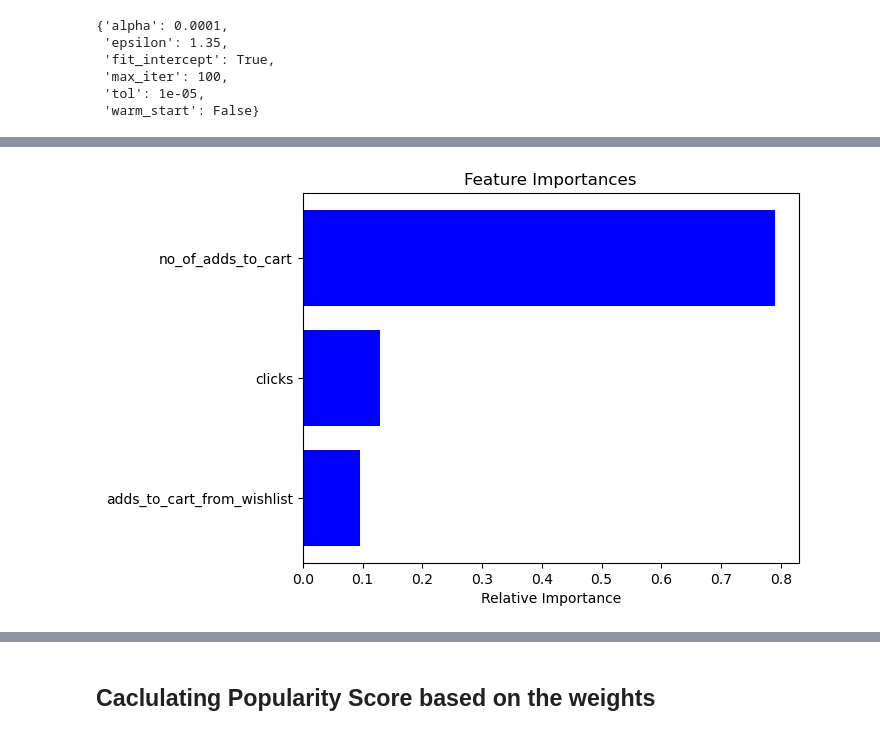
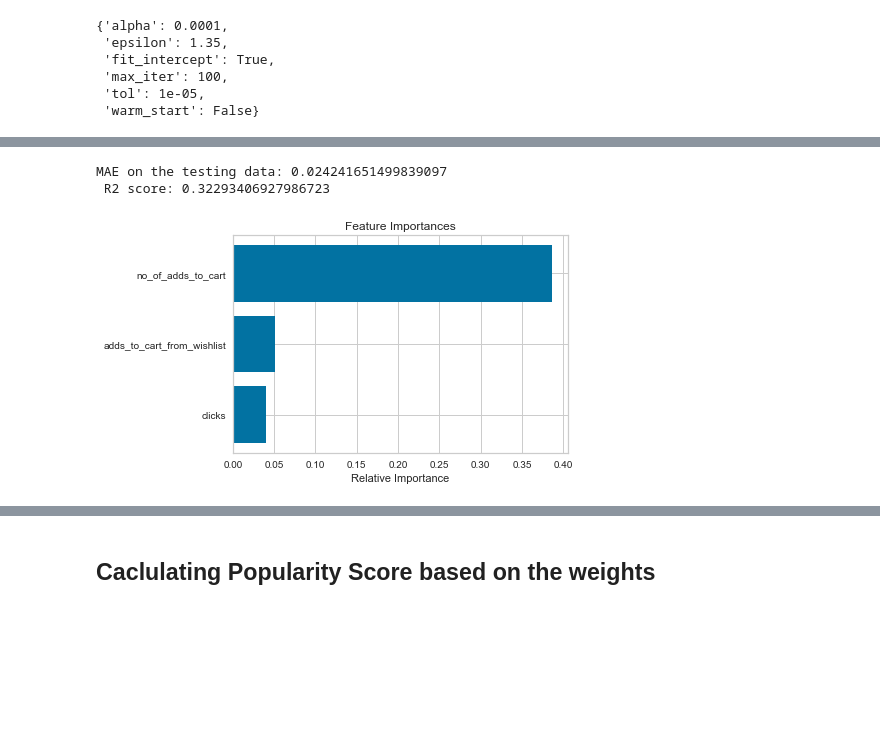
Before and after one commit to UtkarshRedd/Product-Popularity-Calculator, a Jupyter notebook: Popularity Score.ipynb, the cells around one changed output, grey strips where cells are left out. Drawn from its saved outputs; the diff is of its cells as text; code cells hidden in the pictures; blank space fills up the shorter version.

```diff
--- a/Popularity Score.ipynb
+++ b/Popularity Score.ipynb
@@ -1252,13 +1440,13 @@ params = {
 
 tuned_rf_regressor = GridSearchCV(estimator=rf_regressor,
                    param_grid=params,
-                   scoring='neg_mean_absolute_error',
+                   scoring='r2',
                    verbose=1, cv=15)
 
 
 tuned_rf_regressor.fit(x_train, y_train)
 print("Best parameters:", tuned_rf_regressor.best_params_)
 #print("\nLowest MAE: ", (-tuned_xgb.best_score_)**(1/2.0))
-print("\nMAE: ", tuned_rf_regressor.best_score_)
+print("\nR2: ", tuned_rf_regressor.best_score_)
 # %% [output]
 Fitting 15 folds for each of 32 candidates, totalling 480 fits
@@ -1329,7 +1525,7 @@ params = {
 
 tuned_xgb = GridSearchCV(estimator=xgb,
                    param_grid=params,
-                   scoring='neg_mean_absolute_error',
+                   scoring='r2',
                    verbose=1, cv=10)
 
 
@@ -1449,3 +1651,24 @@ hbr.get_params()
  'max_iter': 100,
  'tol': 1e-05,
  'warm_start': False}
+# %%
+hbr = HuberRegressor()
+
+params = {
+    'alpha': [0.0001, 0.001, 0.01],
+    'epsilon': [1.35, 1.20, 1.4],
+    'max_iter': [100, 500],
+    'tol': [1e-05, 1e-04, 1e-03]
+}
+
+
+tuned_hbr = GridSearchCV(estimator=hbr,
+                   param_grid=params,
+                   scoring='r2',
+                   verbose=1, cv=10)
+
+
+tuned_hbr.fit(x_train, y_train)
+print("Best parameters:", tuned_hbr.best_params_)
+#print("\nLowest MAE: ", (-tuned_xgb.best_score_)**(1/2.0))
+print("R2: ", tuned_hbr.best_score_)
@@ -1452 +1681,9 @@ hbr.get_params()
+# %%
+y_preds = tuned_hbr.best_estimator_.predict(x_test)
+hbr_test_accuracy = mae(y_test, y_preds)
+hbr_test_R2 = r2_score(y_test, y_preds)
+print(f"MAE on the testing data: {hbr_test_accuracy}\n R2 score: {hbr_test_R2}")
+# %% [output]
+MAE on the testing data: 0.024241651499839097
+ R2 score: 0.32293406927986723
 # %%
@@ -1454,13 +1691,15 @@ feature_importance = hbr.coef_
 # %%
-importances = hbr.coef_
+%matplotlib inline
+
+importances = tuned_hbr.best_estimator_.coef_
 indices = np.argsort(importances)
 features = X.columns
 plt.title('Feature Importances')
 plt.barh(range(len(indices)), importances[indices], color='b', align='center')
 plt.yticks(range(len(indices)), [features[i] for i in indices])
 plt.xlabel('Relative Importance')
 
 plt.show()
 # %% [output]
-[figure, old version]
+[figure, new version]
 # %%
```
Also changed, not shown: parts of 46 cells of this notebook, 6 other files.
